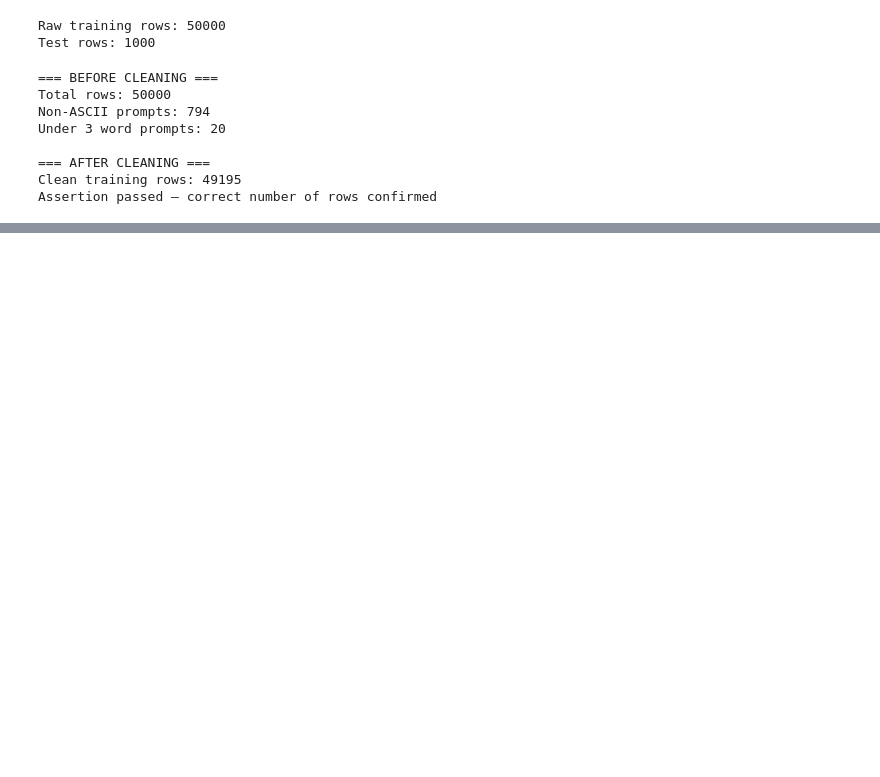
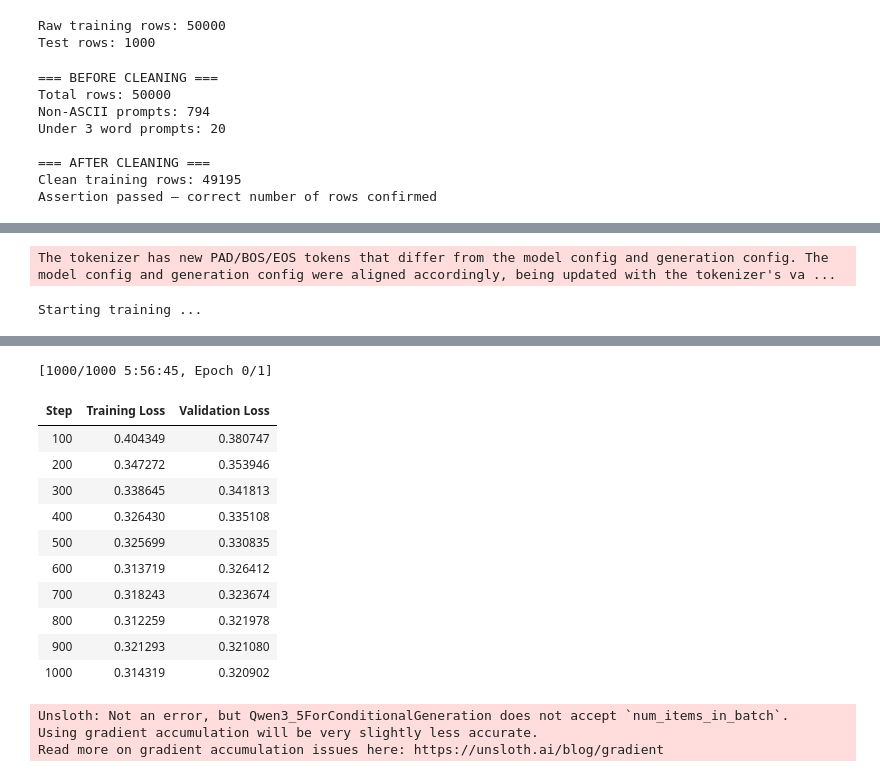
Before and after one commit to awu0/deep-learning-midterm, a Jupyter notebook: notebooks/02_training.ipynb, the cells around one changed output, grey strips where cells are left out. Drawn from its saved outputs; the diff is of its cells as text; code cells hidden in the pictures; blank space fills up the shorter version.

```diff
--- a/notebooks/02_training.ipynb
+++ b/notebooks/02_training.ipynb
@@ -176,0 +316,65 @@ Assertion passed — correct number of rows confirmed
+# %%
+# training the model
+
+# clear cache if needed
+# import torch
+# import gc
+# gc.collect()
+# torch.cuda.empty_cache()
+
+training_args = TrainingArguments(
+    max_steps = 1000, #  1000 for short training times and steps
+    output_dir=SAVE_DIR,
+    num_train_epochs=1,
+    per_device_train_batch_size=4, # speeds up eval 4x
+    per_device_eval_batch_size=4,
+    gradient_accumulation_steps=8, # reduce accumulation steps to 8 from 16 ( before was 2 * 8 = 16 but more stable)
+    warmup_steps = int(0.05 * 1000), # changed the warm up steps to reflect the max 300 set from 8304
+    learning_rate=1e-4, # changed the learning rate from 2e-4 to 1e-4 for this model to test
+    weight_decay=0.01,
+    lr_scheduler_type='cosine',
+    fp16=not torch.cuda.is_bf16_supported(),
+    bf16=torch.cuda.is_bf16_supported(),
+    logging_steps=50, # log steps every 25 since we have short max steps from 50
+    eval_strategy='steps',
+    eval_steps=100, # eval every 25 steps
+    save_strategy='steps',
+    save_steps=100, # save every 25 steps
+    load_best_model_at_end=True,
+    metric_for_best_model='eval_loss',
+    greater_is_better=False,
+    seed=SEED,
+    report_to='none',
+)
+
+trainer = SFTTrainer(
+    model=model,
+    processing_class=tokenizer, # changed from tokenizer
+    train_dataset=train_dataset,
+    eval_dataset=val_dataset,
+    # dataset_text_field='text',
+    # max_seq_length=MAX_SEQ_LEN,
+    # dataset_num_proc=2,
+    args=training_args,
+)
+
+print("Starting training ...")
+trainer_stats = trainer.train()
+
+print(f"\nTraining complete.")
+print(f"  Runtime    : {trainer_stats.metrics['train_runtime']:.0f} s")
+print(f"  Train loss : {trainer_stats.metrics['train_loss']:.4f}")
+
+# save best
+adapter_path = os.path.join(SAVE_DIR, 'best_adapter')
+model.save_pretrained(adapter_path)
+tokenizer.save_pretrained(adapter_path)
+print(f"\nLoRA adapter saved to: {adapter_path}")
+adapter_size = sum(
+    os.path.getsize(os.path.join(adapter_path, f))
+    for f in os.listdir(adapter_path)
+)
+print(f"Adapter size: {adapter_size / 1e6:.1f} MB")
+# %% [output]
+The tokenizer has new PAD/BOS/EOS tokens that differ from the model config and generation config. The model config and generation config were aligned accordingly, being updated with the tokenizer's va ...
+Starting training ...
@@ -176,0 +386,15 @@ Assertion passed — correct number of rows confirmed
+[1000/1000 5:56:45, Epoch 0/1]
+| Step | Training Loss | Validation Loss |
+| 100 | 0.404349 | 0.380747 |
+| 200 | 0.347272 | 0.353946 |
+| 300 | 0.338645 | 0.341813 |
+| 400 | 0.326430 | 0.335108 |
+| 500 | 0.325699 | 0.330835 |
+| 600 | 0.313719 | 0.326412 |
+| 700 | 0.318243 | 0.323674 |
+| 800 | 0.312259 | 0.321978 |
+| 900 | 0.321293 | 0.321080 |
+| 1000 | 0.314319 | 0.320902 |
+Unsloth: Not an error, but Qwen3_5ForConditionalGeneration does not accept `num_items_in_batch`.
+Using gradient accumulation will be very slightly less accurate.
+Read more on gradient accumulation issues here: https://unsloth.ai/blog/gradient
```
Also changed, not shown: parts of 22 cells of this notebook, 3 other files.
